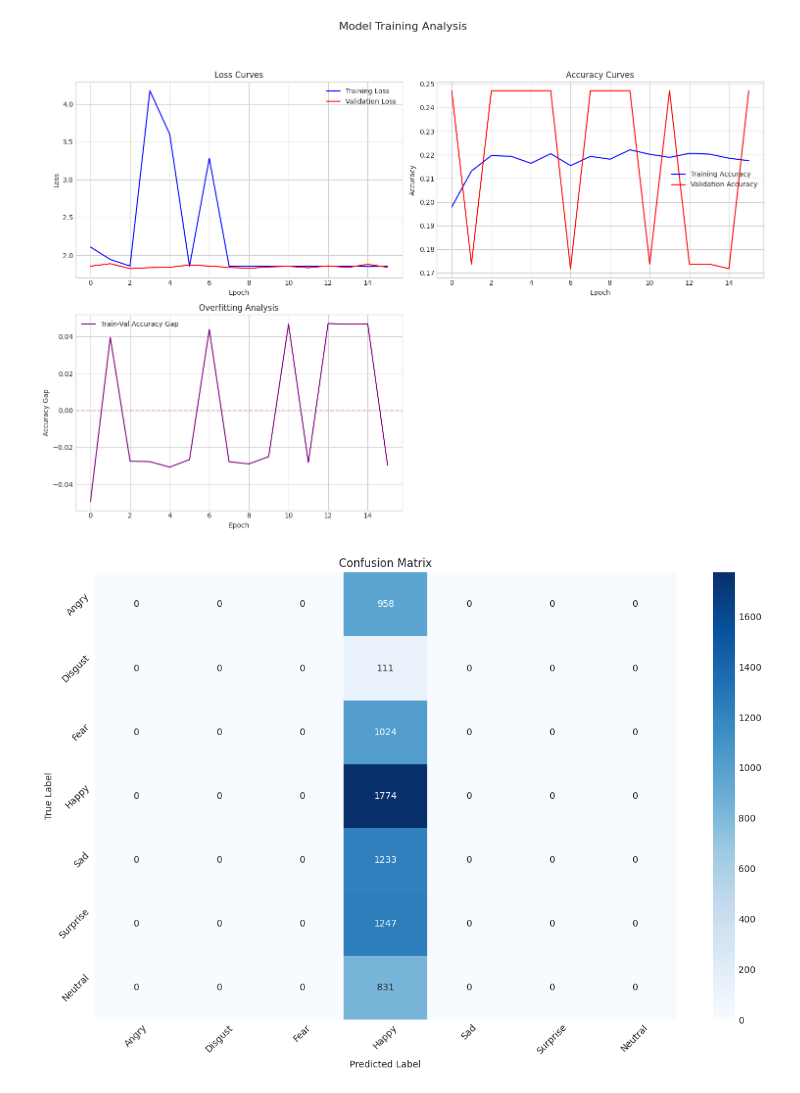
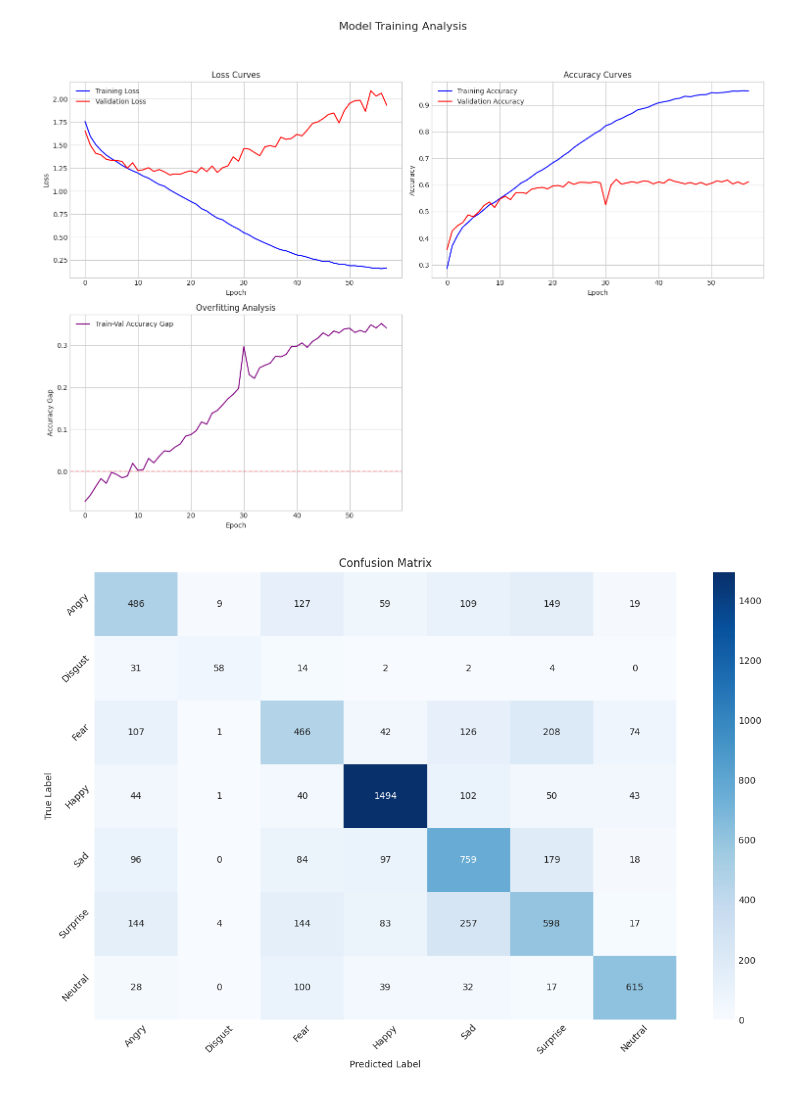
Before and after one commit to Ngapa/Facial-Expression-Recognition, a Jupyter notebook: resemotenet-kan.ipynb, the cells around one changed output. Saved outputs shown, nothing was run; the diff lists cells and outputs as text; code cells hidden in the pictures.

```diff
--- a/resemotenet-kan.ipynb
+++ b/resemotenet-kan.ipynb
@@ -549,7 +578,7 @@ val_loader = DataLoader(
 # Initialize model, criterion, and optimizer
 model = ResEmoteNetKAN().to(device)
 criterion = nn.CrossEntropyLoss()
-optimizer = optim.SGD(model.parameters(), lr=0.001, momentum=0.9, weight_decay=1e-4)
+optimizer = optim.AdamW(model.parameters(), lr=0.001, weight_decay=1e-4)
 
 # Print dataset sizes
 print(f"Training set size: {len(train_dataset)}")
@@ -640,7 +669,7 @@ for epoch in range(num_epochs):
             'model_state_dict': model.state_dict(),
             'optimizer_state_dict': optimizer.state_dict(),
             'best_val_acc': best_val_acc,
-        }, 'ResEmoteNetCNN_model.pth')
+        }, 'ResEmoteNetKAN_model.pth')
     else:
         patience_counter += 1
         print(f'No improvement for {patience_counter} epochs.')
@@ -972,7 +993,7 @@ def print_parameter_details(model):
 # %%
 print_parameter_details(model)
 
-pt_path, ptl_path = convert_all_formats('ResEmoteNetCNN_model.pth', 'ResEmoteNet')
+pt_path, ptl_path = convert_all_formats('ResEmoteNetKAN_model.pth', 'ResEmoteNet')
 
 plot_training_curves(history)
 
@@ -1003,7 +1024,7 @@ Total trainable parameters: 103,769,533
 Error converting model: name 'ResEmoteNet' is not defined
 Error converting model: name 'ResEmoteNet' is not defined
-[figure, old version]
+[figure, new version]
-[figure, old version]
+[figure, new version]
 Classification Report:
               precision    recall  f1-score   support
 
```
Also changed, not shown: parts of 3 cells of this notebook.
